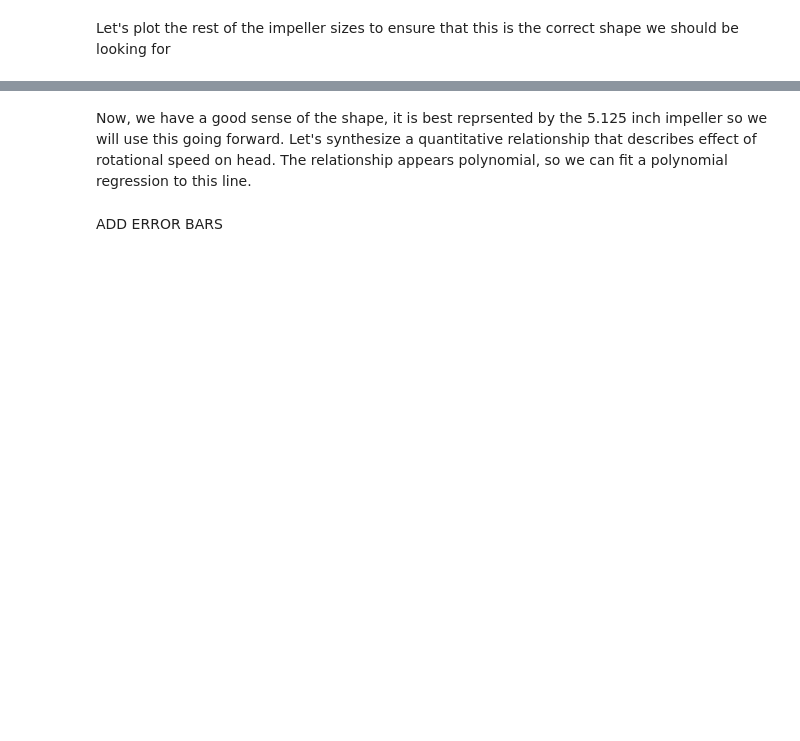
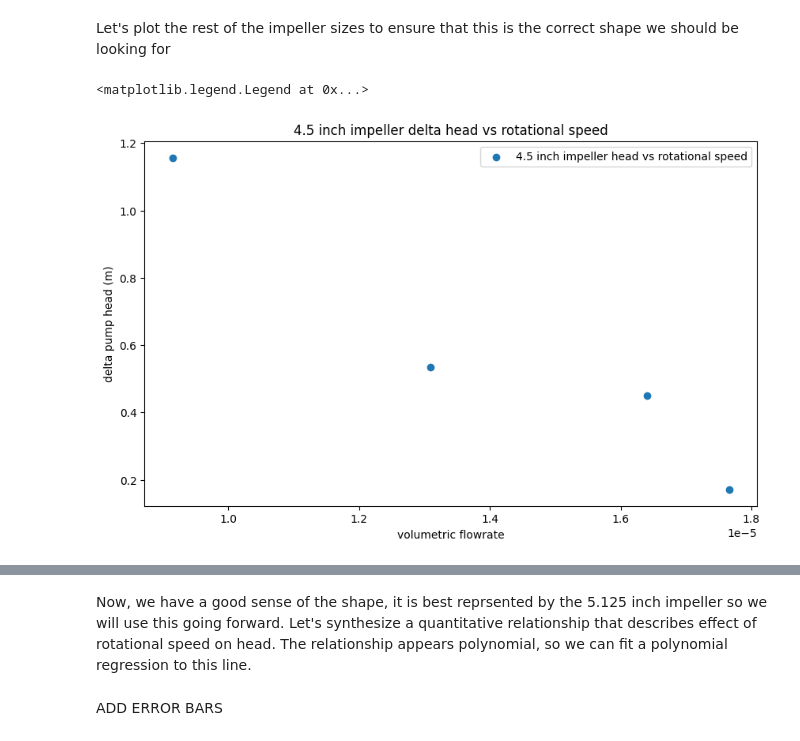
Before and after one commit to rahilisashaik/cbe154, a Jupyter notebook: centrifugal-pump/exp-data-analysis.ipynb, the cells around one changed output, grey strips where cells are left out. Drawn from its saved outputs; the diff is of its cells as text; code cells hidden in the pictures; blank space fills up the shorter version.

```diff
--- a/centrifugal-pump/exp-data-analysis.ipynb
+++ b/centrifugal-pump/exp-data-analysis.ipynb
@@ -138,11 +97,15 @@ Let's plot the rest of the impeller sizes to ensure that this is the correct sha
 # %%
 df_med = df.query("impeller_diam == 4.500")
 
 plt.figure(figsize=(10,6))
-plt.plot(df_med["volumetric_flowrate"], df_med["pump_head"], marker="o", label="4.5 inch impeller head vs rotational speed")
-plt.xlabel("flowrate")
-plt.ylabel("pump head (m)")
+plt.scatter(df_med["volumetric_flowrate"], df_med["delta_head_exp"], marker="o", label="4.5 inch impeller head vs rotational speed")
+plt.xlabel("volumetric flowrate")
+plt.ylabel("delta pump head (m)")
+plt.title("4.5 inch impeller delta head vs rotational speed")
 plt.legend()
+# %% [output]
+<matplotlib.legend.Legend at 0x...>
+[figure, added]
 # %%
 df_big = df.query("impeller_diam == 5.125")
 
```
Also changed, not shown: parts of 28 cells of this notebook, 1 other file.
